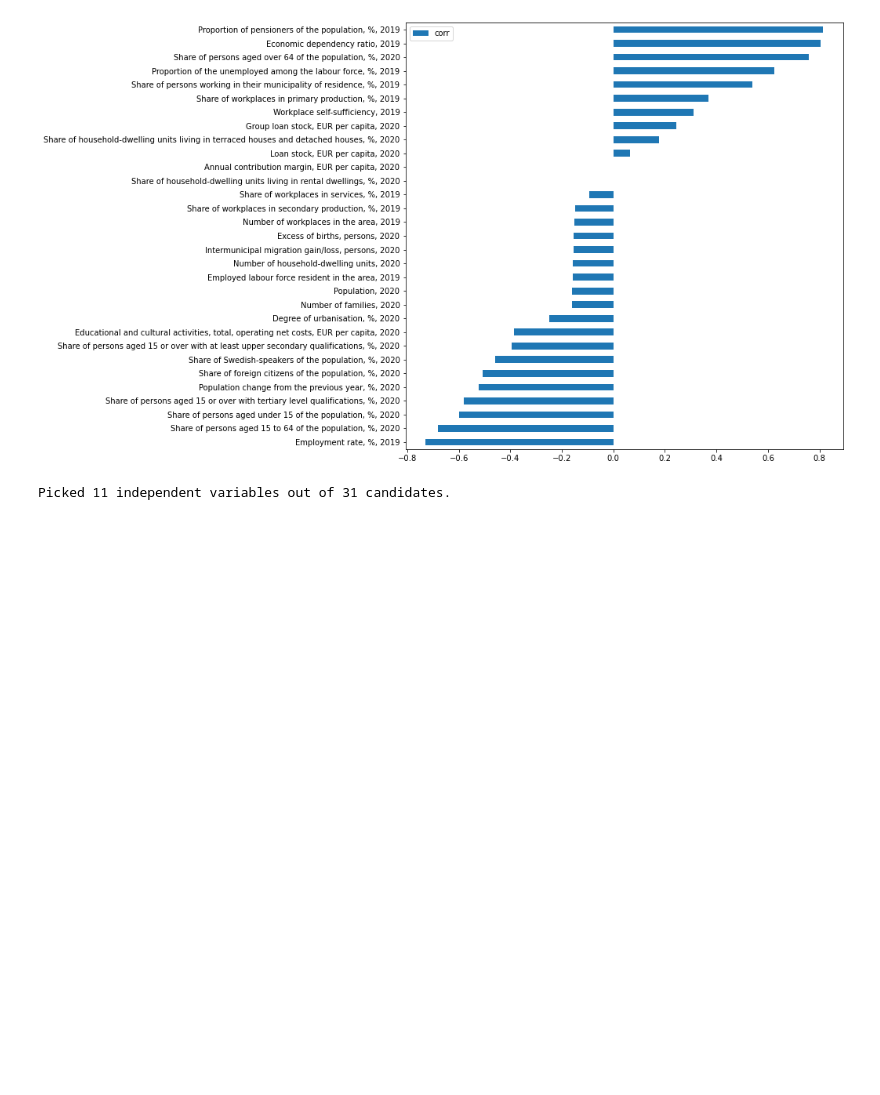
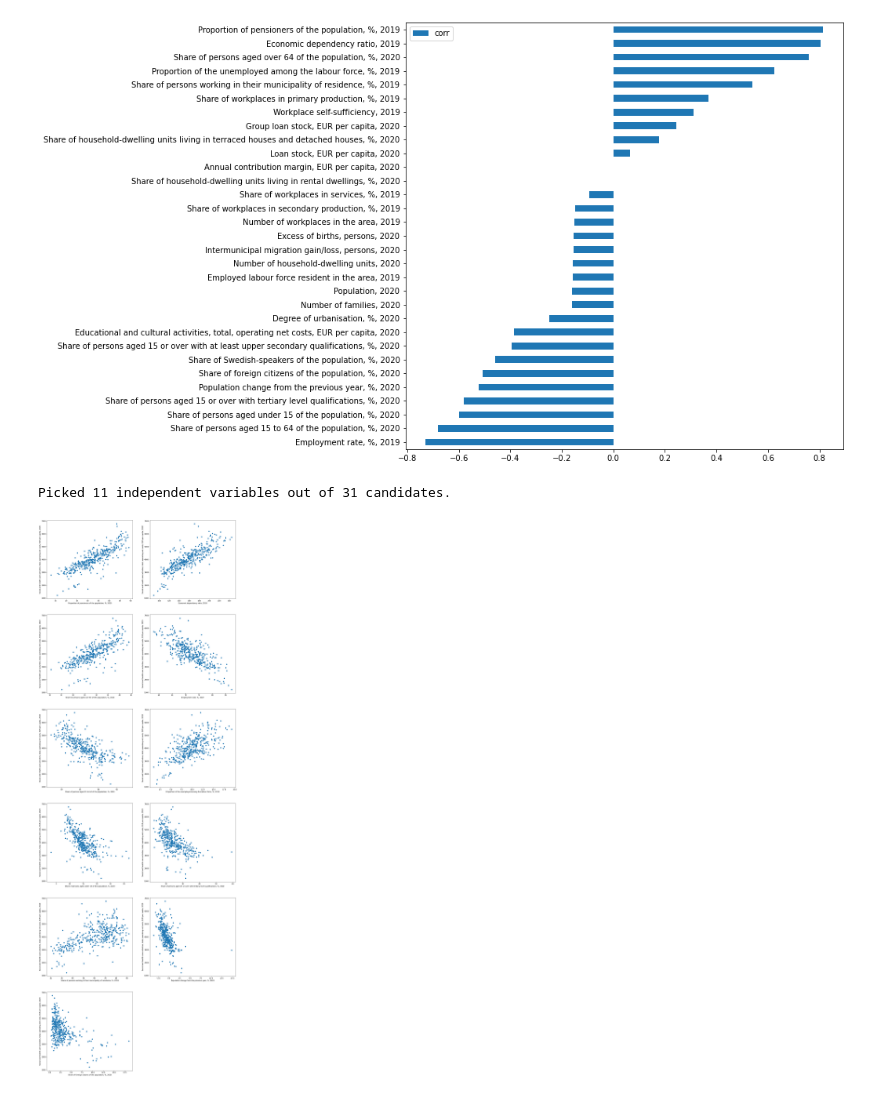
Before and after one commit to lauripe/data-analytics, a Jupyter notebook: src/assingment4/a4-part1.ipynb, the cells around one changed output. Cells and saved outputs as stored; diff of their text form; code cells hidden in the pictures; blank space fills up the shorter version.

```diff
--- a/src/assingment4/a4-part1.ipynb
+++ b/src/assingment4/a4-part1.ipynb
@@ -41,10 +42,25 @@ dfc.sort_values('corr').plot.barh(figsize=(10,10));
 [figure]
 # %%
 # Finally we can pick the strongly correlated variables based on their coefficent of +- 0.5
+# And just for the sake of being fancy, let's order these best first
 
-x_names = dfc[(dfc['corr']>=0.5) | (dfc['corr']<=-0.5)].x
+dfc['corr_abs'] = abs(dfc['corr'])
+
+x_names = dfc[(dfc['corr']>=0.5) | (dfc['corr']<=-0.5)].sort_values('corr_abs', ascending=False).x
 x = df[x_names]
 
 print('Picked ' + str(x.shape[1]) + ' independent variables out of ' + str(x_cands.shape[0]) + ' candidates.')
 # %% [output]
 Picked 11 independent variables out of 31 candidates.
+# %%
+# Let's see if the response of selected variables is linear, or should some transformation be applied
+
+plt.figure(figsize = (20,60))
+
+for i, x_name in enumerate(x_names):
+    plt.subplot(math.ceil(len(x_names)/2), 2, i+1)
+    plt.scatter(x[x_name], y)
+    plt.xlabel(x_name)
+    plt.ylabel(y_name)
+# %% [output]
+[figure, added]
```
Also changed, not shown: parts of 1 cell of this notebook, 1 other file.
